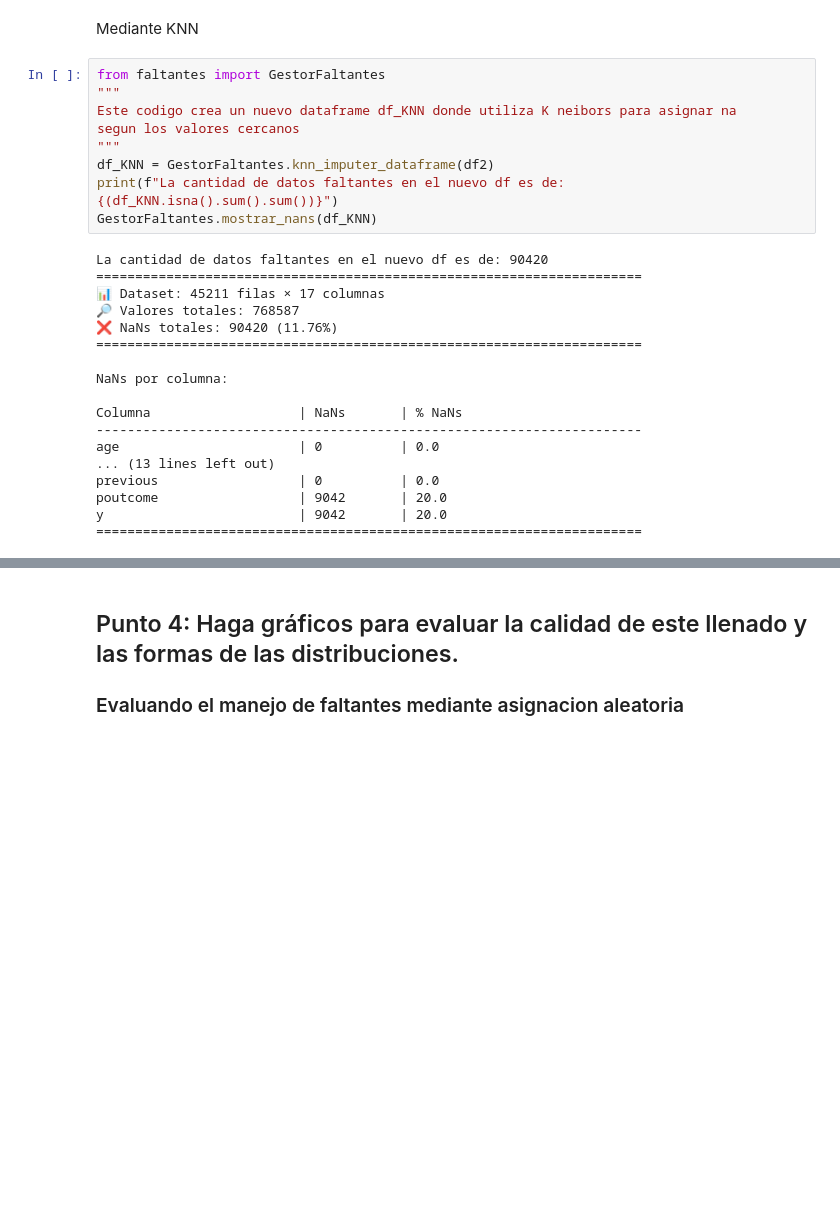
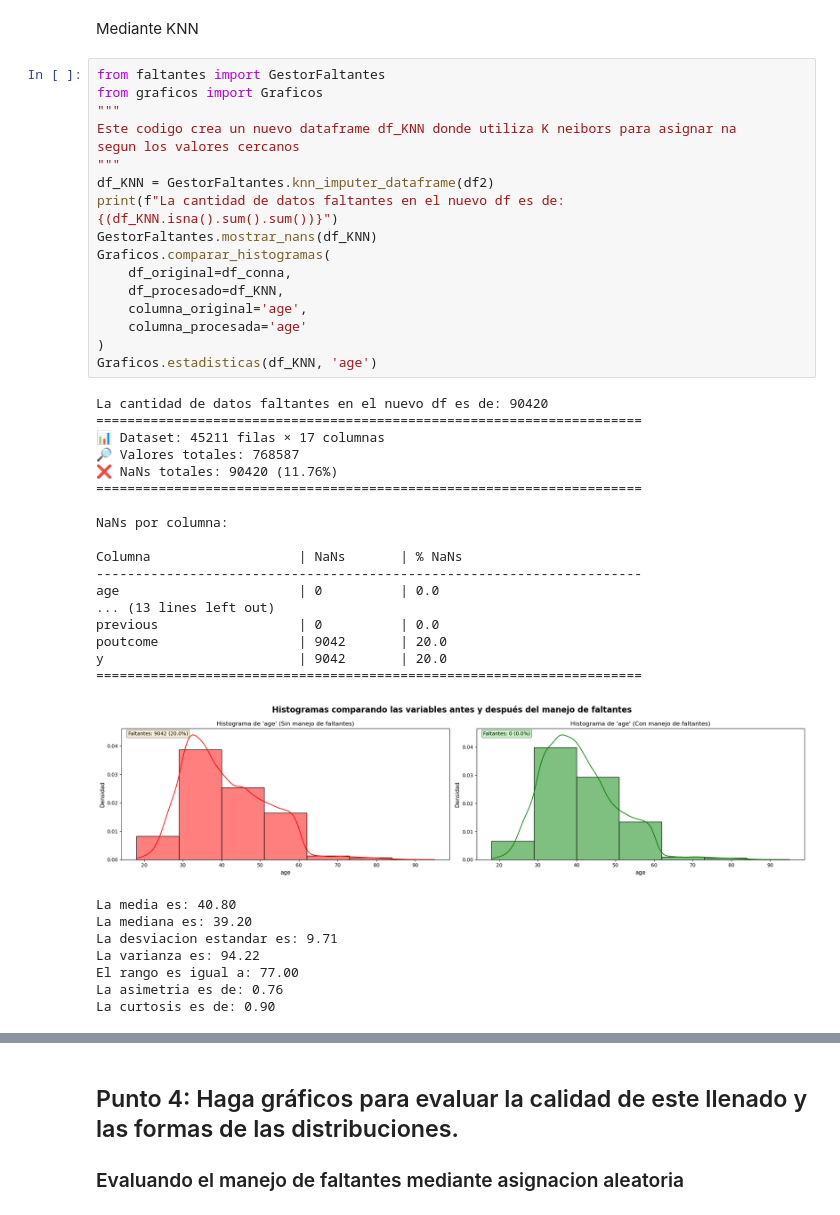
Before and after one commit to TheMaorba/DataMining, a Jupyter notebook: Tarea2/Tarea2.ipynb, the cells around one changed output, grey strips where cells are left out. Cells and saved outputs as stored; diff of their text form; blank space fills up the shorter version.

```diff
--- a/Tarea2/Tarea2.ipynb
+++ b/Tarea2/Tarea2.ipynb
@@ -136,28 +136,44 @@ La cantidad de datos faltantes en la nueva columna age_median es de:       0
 Mediante KNN
 # %%
 from faltantes import GestorFaltantes
+from graficos import Graficos
 """
 Este codigo crea un nuevo dataframe df_KNN donde utiliza K neibors para asignar na
 segun los valores cercanos
 """
 df_KNN = GestorFaltantes.knn_imputer_dataframe(df2)
 print(f"La cantidad de datos faltantes en el nuevo df es de: {(df_KNN.isna().sum().sum())}")
 GestorFaltantes.mostrar_nans(df_KNN)
+Graficos.comparar_histogramas(
+    df_original=df_conna,
+    df_procesado=df_KNN,
+    columna_original='age',
+    columna_procesada='age'
+)
+Graficos.estadisticas(df_KNN, 'age')
 # %% [output]
 La cantidad de datos faltantes en el nuevo df es de: 90420
 ======================================================================
 📊 Dataset: 45211 filas × 17 columnas
 🔎 Valores totales: 768587
 ❌ NaNs totales: 90420 (11.76%)
 ======================================================================
 
 NaNs por columna:
 
 Columna                   | NaNs       | % NaNs
 ----------------------------------------------------------------------
 age                       | 0          | 0.0
 ... (13 lines left out)
 previous                  | 0          | 0.0
 poutcome                  | 9042       | 20.0
 y                         | 9042       | 20.0
 ======================================================================
+[figure, added]
+La media es: 40.80
+La mediana es: 39.20
+La desviacion estandar es: 9.71
+La varianza es: 94.22
+El rango es igual a: 77.00
+La asimetria es de: 0.76
+La curtosis es de: 0.90
```
Also changed, not shown: parts of 34 cells of this notebook.
